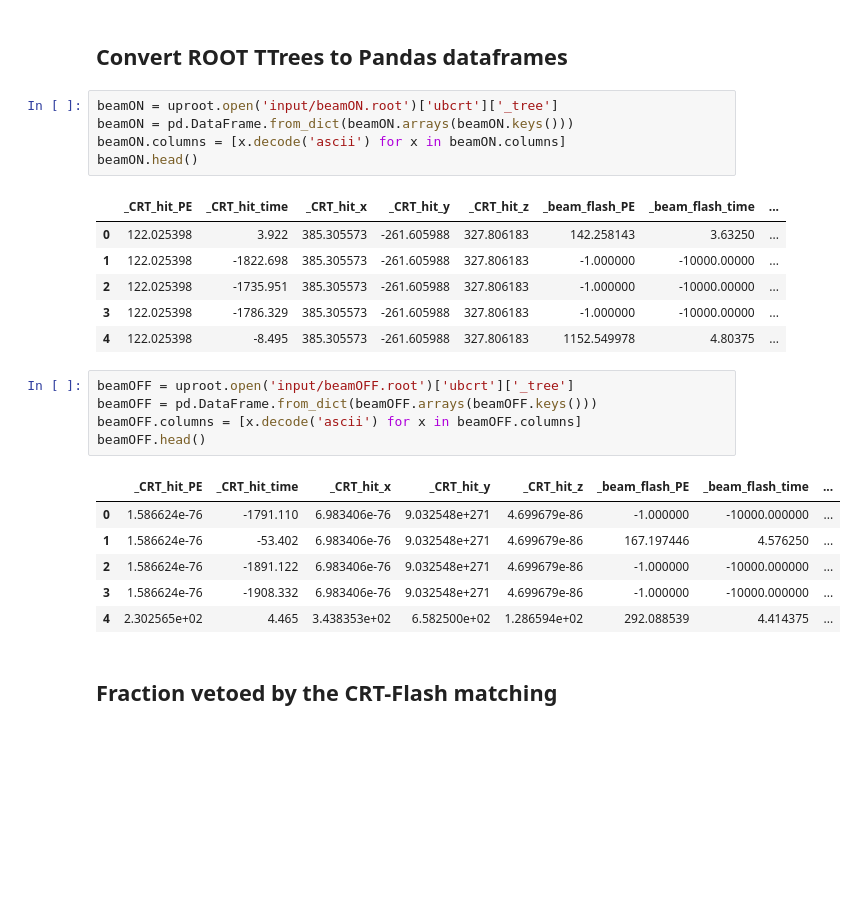
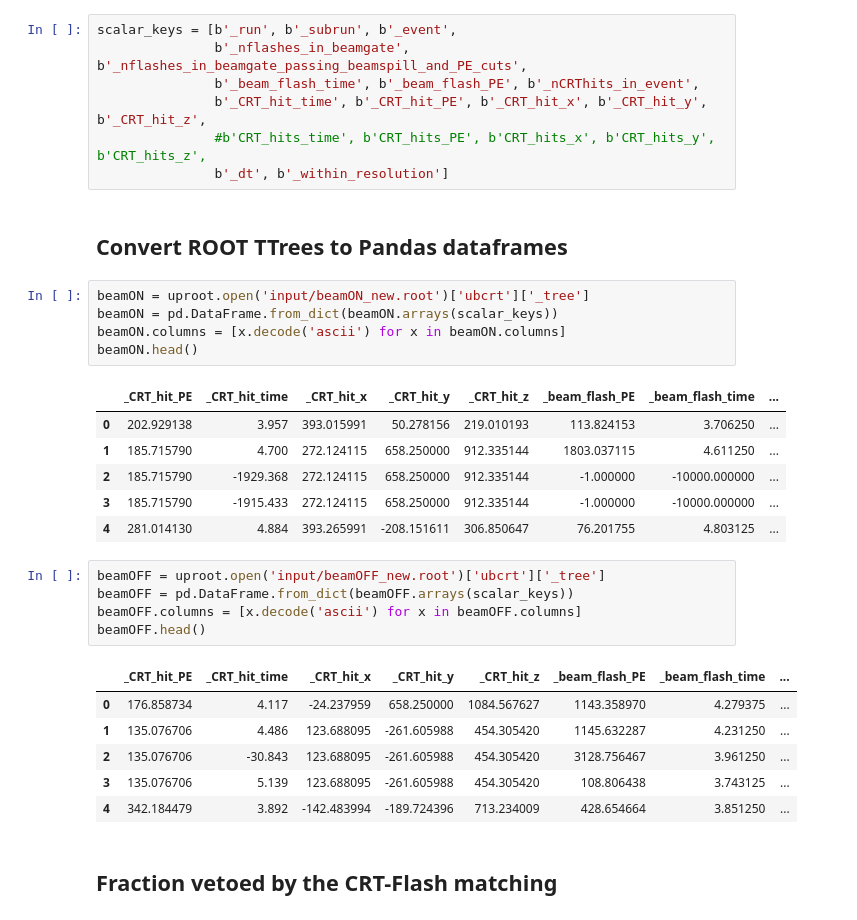
Before and after one commit to Wouter-VDP/CRTVeto, a Jupyter notebook: CRTveto.ipynb, the cells around one changed output. Saved outputs shown, nothing was run; the diff lists cells and outputs as text; blank space fills up the shorter version.

```diff
--- a/CRTveto.ipynb
+++ b/CRTveto.ipynb
@@ -9,32 +9,39 @@ import pandas as pd
 import matplotlib.pyplot as plt
 
 %matplotlib inline
+# %%
+scalar_keys = [b'_run', b'_subrun', b'_event',
+               b'_nflashes_in_beamgate', b'_nflashes_in_beamgate_passing_beamspill_and_PE_cuts',
+               b'_beam_flash_time', b'_beam_flash_PE', b'_nCRThits_in_event',
+               b'_CRT_hit_time', b'_CRT_hit_PE', b'_CRT_hit_x', b'_CRT_hit_y', b'_CRT_hit_z',
+               #b'CRT_hits_time', b'CRT_hits_PE', b'CRT_hits_x', b'CRT_hits_y', b'CRT_hits_z',
+               b'_dt', b'_within_resolution']
 # %% [markdown]
 ## Convert ROOT TTrees to Pandas dataframes
 # %%
-beamON = uproot.open('input/beamON.root')['ubcrt']['_tree']
-beamON = pd.DataFrame.from_dict(beamON.arrays(beamON.keys()))
+beamON = uproot.open('input/beamON_new.root')['ubcrt']['_tree']
+beamON = pd.DataFrame.from_dict(beamON.arrays(scalar_keys))
 beamON.columns = [x.decode('ascii') for x in beamON.columns]
 beamON.head()
 # %% [output]
 |  | _CRT_hit_PE | _CRT_hit_time | _CRT_hit_x | _CRT_hit_y | _CRT_hit_z | _beam_flash_PE | _beam_flash_time | ... |
-| 0 | 122.025398 | 3.922 | 385.305573 | -261.605988 | 327.806183 | 142.258143 | 3.63250 | ... |
-| 1 | 122.025398 | -1822.698 | 385.305573 | -261.605988 | 327.806183 | -1.000000 | -10000.00000 | ... |
-| 2 | 122.025398 | -1735.951 | 385.305573 | -261.605988 | 327.806183 | -1.000000 | -10000.00000 | ... |
-| 3 | 122.025398 | -1786.329 | 385.305573 | -261.605988 | 327.806183 | -1.000000 | -10000.00000 | ... |
-| 4 | 122.025398 | -8.495 | 385.305573 | -261.605988 | 327.806183 | 1152.549978 | 4.80375 | ... |
+| 0 | 202.929138 | 3.957 | 393.015991 | 50.278156 | 219.010193 | 113.824153 | 3.706250 | ... |
+| 1 | 185.715790 | 4.700 | 272.124115 | 658.250000 | 912.335144 | 1803.037115 | 4.611250 | ... |
+| 2 | 185.715790 | -1929.368 | 272.124115 | 658.250000 | 912.335144 | -1.000000 | -10000.000000 | ... |
+| 3 | 185.715790 | -1915.433 | 272.124115 | 658.250000 | 912.335144 | -1.000000 | -10000.000000 | ... |
+| 4 | 281.014130 | 4.884 | 393.265991 | -208.151611 | 306.850647 | 76.201755 | 4.803125 | ... |
 # %%
-beamOFF = uproot.open('input/beamOFF.root')['ubcrt']['_tree']
-beamOFF = pd.DataFrame.from_dict(beamOFF.arrays(beamOFF.keys()))
+beamOFF = uproot.open('input/beamOFF_new.root')['ubcrt']['_tree']
+beamOFF = pd.DataFrame.from_dict(beamOFF.arrays(scalar_keys))
 beamOFF.columns = [x.decode('ascii') for x in beamOFF.columns]
 beamOFF.head()
 # %% [output]
 |  | _CRT_hit_PE | _CRT_hit_time | _CRT_hit_x | _CRT_hit_y | _CRT_hit_z | _beam_flash_PE | _beam_flash_time | ... |
-| 0 | 1.586624e-76 | -1791.110 | 6.983406e-76 | 9.032548e+271 | 4.699679e-86 | -1.000000 | -10000.000000 | ... |
-| 1 | 1.586624e-76 | -53.402 | 6.983406e-76 | 9.032548e+271 | 4.699679e-86 | 167.197446 | 4.576250 | ... |
-| 2 | 1.586624e-76 | -1891.122 | 6.983406e-76 | 9.032548e+271 | 4.699679e-86 | -1.000000 | -10000.000000 | ... |
-| 3 | 1.586624e-76 | -1908.332 | 6.983406e-76 | 9.032548e+271 | 4.699679e-86 | -1.000000 | -10000.000000 | ... |
-| 4 | 2.302565e+02 | 4.465 | 3.438353e+02 | 6.582500e+02 | 1.286594e+02 | 292.088539 | 4.414375 | ... |
+| 0 | 176.858734 | 4.117 | -24.237959 | 658.250000 | 1084.567627 | 1143.358970 | 4.279375 | ... |
+| 1 | 135.076706 | 4.486 | 123.688095 | -261.605988 | 454.305420 | 1145.632287 | 4.231250 | ... |
+| 2 | 135.076706 | -30.843 | 123.688095 | -261.605988 | 454.305420 | 3128.756467 | 3.961250 | ... |
+| 3 | 135.076706 | 5.139 | 123.688095 | -261.605988 | 454.305420 | 108.806438 | 3.743125 | ... |
+| 4 | 342.184479 | 3.892 | -142.483994 | -189.724396 | 713.234009 | 428.654664 | 3.851250 | ... |
 # %% [markdown]
 ## Fraction vetoed by the CRT-Flash matching
 # %%
```
Also changed, not shown: parts of 4 cells of this notebook, 7 other files.
